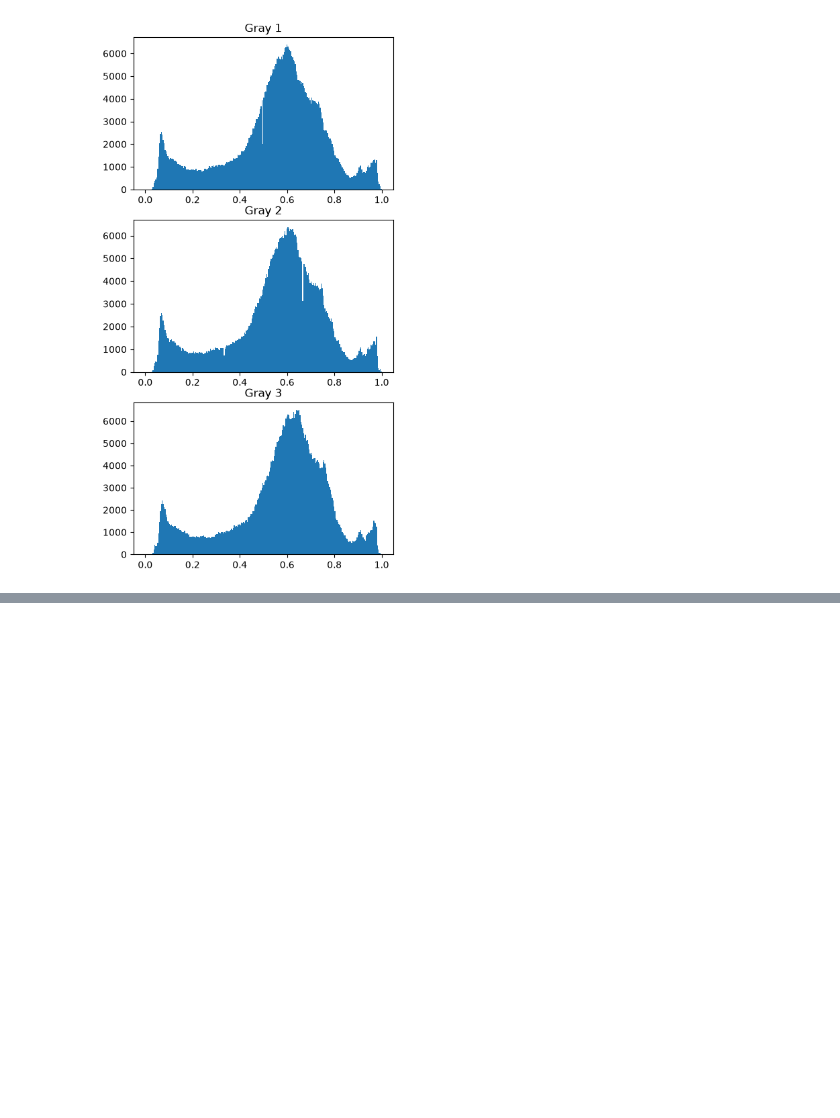
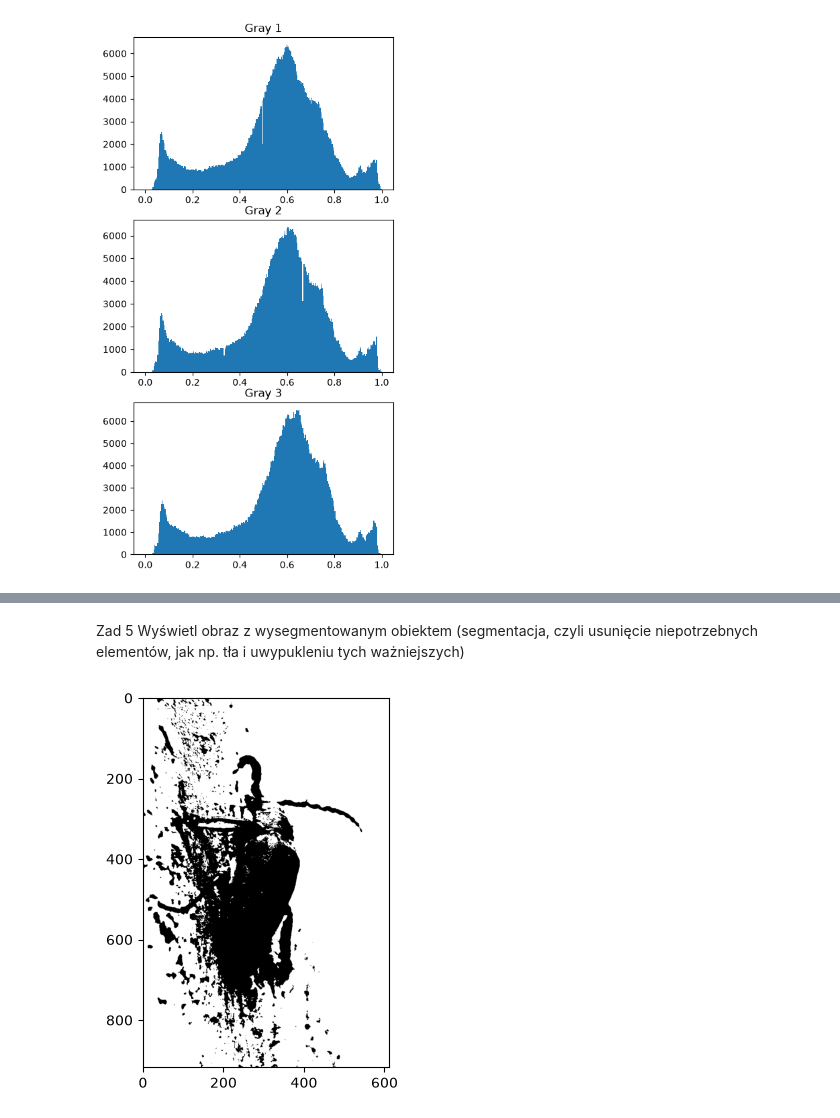
Before and after one commit to Przekazmierczak/university, a Jupyter notebook: dane/Lab4/Lab4.ipynb, the cells around one changed output, grey strips where cells are left out. Saved outputs shown, nothing was run; the diff lists cells and outputs as text; code cells hidden in the pictures; blank space fills up the shorter version.

```diff
--- a/dane/Lab4/Lab4.ipynb
+++ b/dane/Lab4/Lab4.ipynb
@@ -190,0 +211,3 @@ plt.show()
+# %%
+thresh = threshold_otsu(grayImages[0])
+print(thresh)
@@ -190,0 +219,3 @@ plt.show()
+# %%
+binary = grayImages[0] > thresh
+print(binary)
@@ -190,0 +230,7 @@ plt.show()
+# %% [markdown]
+Zad 5
+Wyświetl obraz z wysegmentowanym obiektem (segmentacja, czyli usunięcie niepotrzebnych elementów, jak np. tła i uwypukleniu tych ważniejszych)
+# %%
+plt.imshow(binary, cmap="gray");
+# %% [output]
+[figure, added]
```
Also changed, not shown: parts of 11 cells of this notebook.
